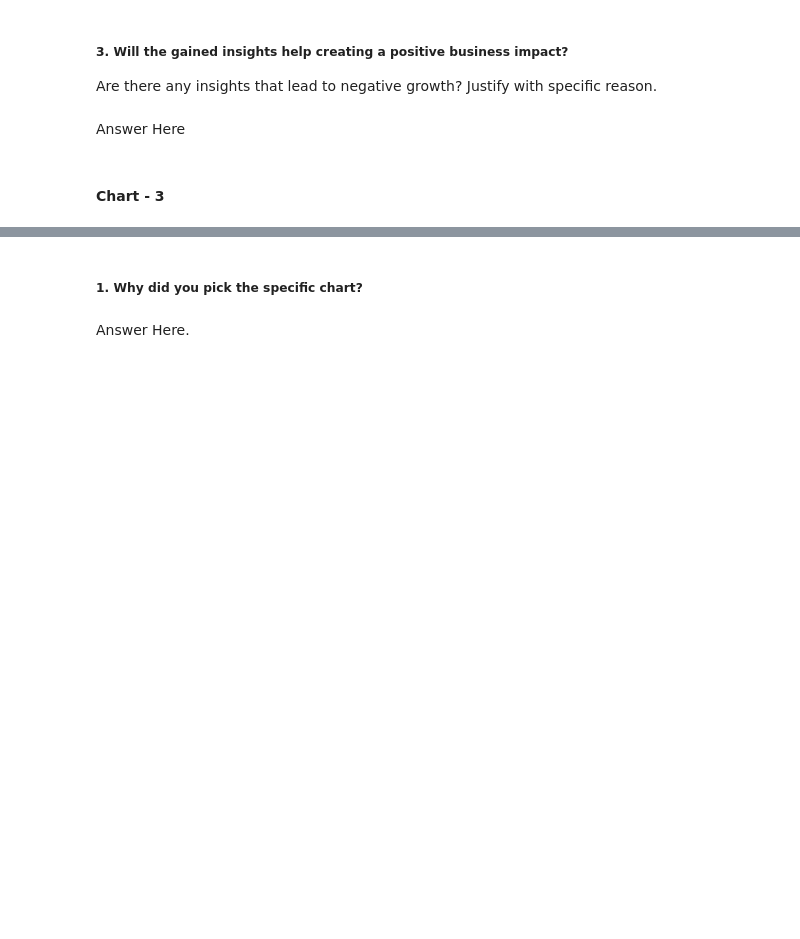
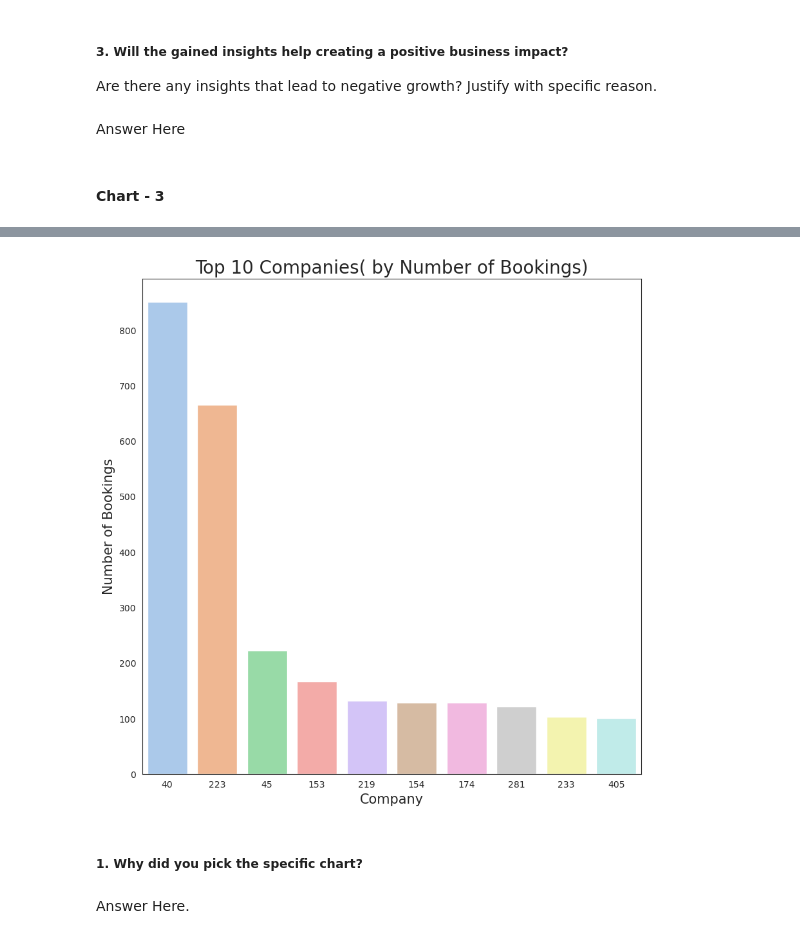
Before and after one commit to bisht-deepak/EDA, a Jupyter notebook: Hotel Booking/hotel-booking-analysis.ipynb, the cells around one changed output, grey strips where cells are left out. Drawn from its saved outputs; the diff is of its cells as text; code cells hidden in the pictures; blank space fills up the shorter version.

```diff
--- a/Hotel Booking/hotel-booking-analysis.ipynb
+++ b/Hotel Booking/hotel-booking-analysis.ipynb
@@ -408,0 +581,20 @@ Answer Here
+# %%
+# Chart - 3 visualization code
+
+#find the top 10 companies
+
+companies= (
+    hotels
+    .loc[hotels["company"]!= 0]#.copy()
+    .groupby("company", as_index= False, observed= True)
+    .size()
+    .sort_values("size", ascending= False, ignore_index= True)
+#     .agg(total_revenue_generated= ("adr", np.sum),
+#          avg_revenue_generated= ("adr", np.mean),
+#          size= ("hotel", np.count))
+#     .dropna()
+    .iloc[:10]
+    .pipe(remove_unused_categories, "company")
+)
+
+companies
@@ -409,3 +613,16 @@ Answer Here
+# %%
+# color_palette= sns.color_palette("viridis_r")
+
+fig= plt.figure(figsize= (10, 10))
+sns.barplot(data= companies, x= "company", y= "size", order= companies["company"])
+
+#aesthetics
+plt.xlabel("Company", fontsize= 15)
+plt.ylabel("Number of Bookings", fontsize= 15)
+plt.title("Top 10 Companies( by Number of Bookings)", fontsize= 20)
+plt.show()
+# %% [output]
+[figure, added]
 # %% [markdown]
 ##### 1. Why did you pick the specific chart?
 # %% [markdown]
```
Also changed, not shown: parts of 25 cells of this notebook.
